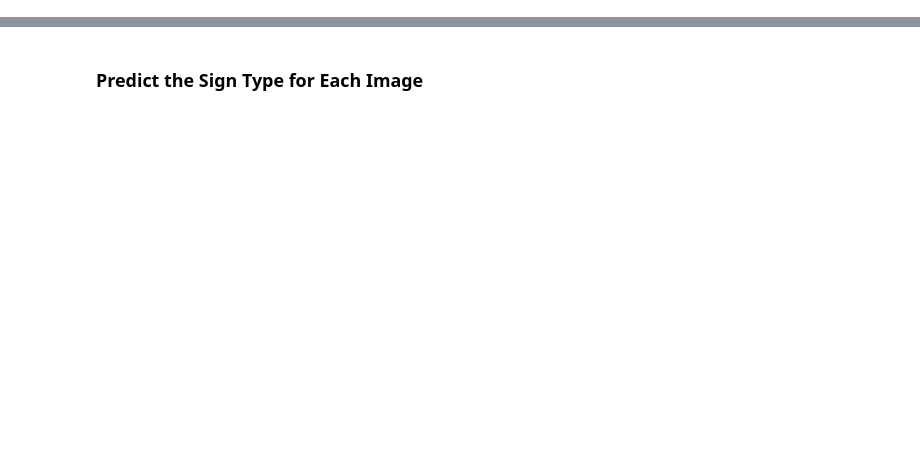
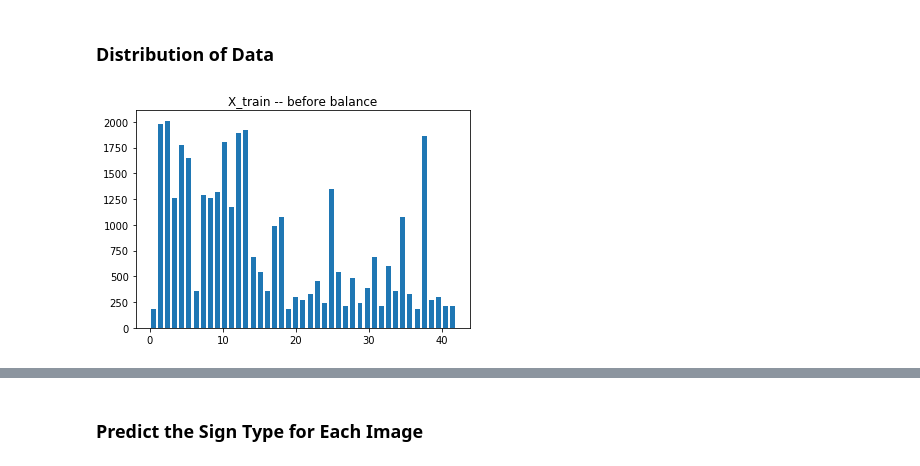
Before and after one commit to JohnMansell/CarND-Traffic-Sign-Classifier-Project, a Jupyter notebook: Traffic_Sign_Classifier.ipynb, the cells around one changed output, grey strips where cells are left out. Saved outputs shown, nothing was run; the diff lists cells and outputs as text; code cells hidden in the pictures; blank space fills up the shorter version.

```diff
--- a/Traffic_Sign_Classifier.ipynb
+++ b/Traffic_Sign_Classifier.ipynb
@@ -155,0 +87,26 @@ You may find `signnames.csv` useful as it contains mappings from the class id (i
+# %%
+### Replace each question mark with the appropriate value.
+### Use python, pandas or numpy methods rather than hard coding the results
+
+# Number of training examples
+n_train = len(X_train)
+
+# Number of validation examples
+n_validation = len(X_valid)
+
+# Number of testing examples.
+n_test = len(X_test)
+
+# What's the shape of an traffic sign image?
+image_shape = X_train[0].shape
+
+# TODO: How many unique classes/labels there are in the dataset.
+n_classes = len(np.unique(y_train))
+
+print("Number of Images\n-----------------")
+print("Train -- ", n_train)
+print("Valid -- ", n_validation)
+print("Test  -- ", n_test)
+print()
+print("Dimensions of each Image -- ", image_shape)
+print("Number of Uniqe traffic Signs -- ", n_classes)
@@ -155,0 +148,12 @@ You may find `signnames.csv` useful as it contains mappings from the class id (i
+# %% [markdown]
+### Distribution of Data
+# %%
+hist, bins = np.histogram(y_train, bins=n_classes)
+width = 0.7 * (bins[1] - bins[0])
+center = (bins[:-1] + bins[1:]) / 2
+plt.bar(center, hist, align='center', width=width)
+plt.title("X_train -- before balance")
+plt.savefig('images_and_label_data/writeup_images/hist_1',bbox_inches='tight')
+plt.show()
+# %% [output]
+[figure, added]
```
Also changed, not shown: parts of 90 cells of this notebook, 39 other files.
